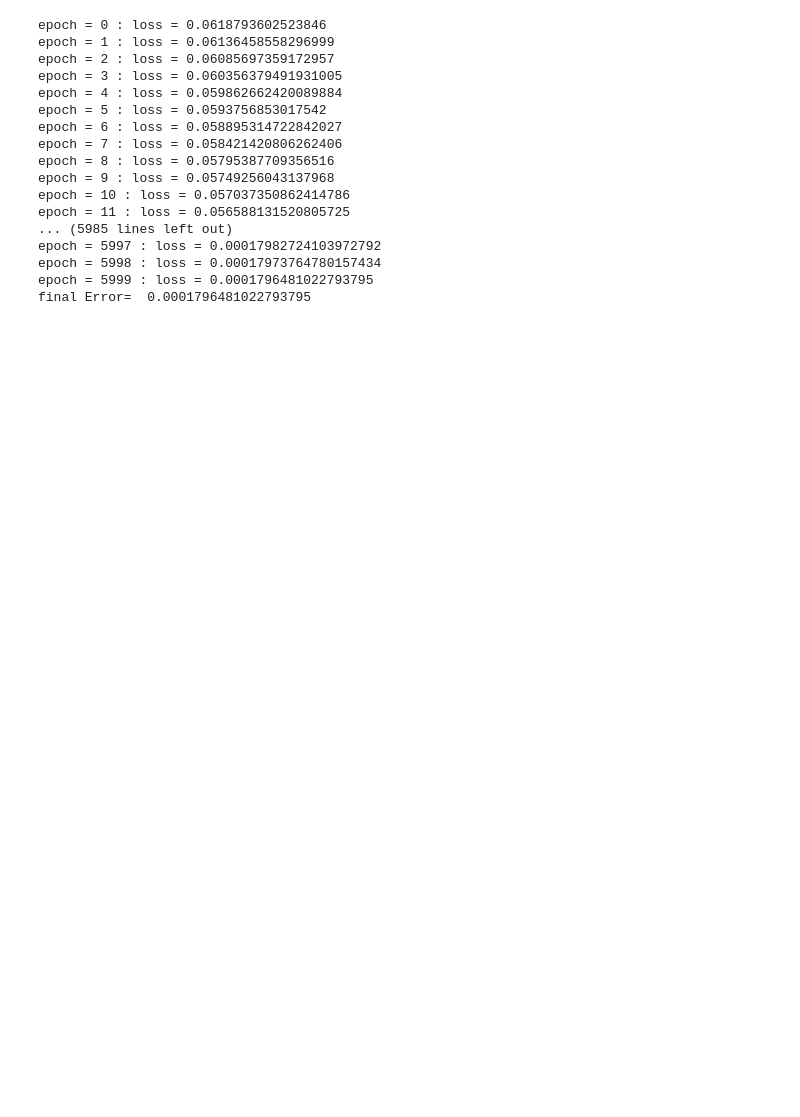
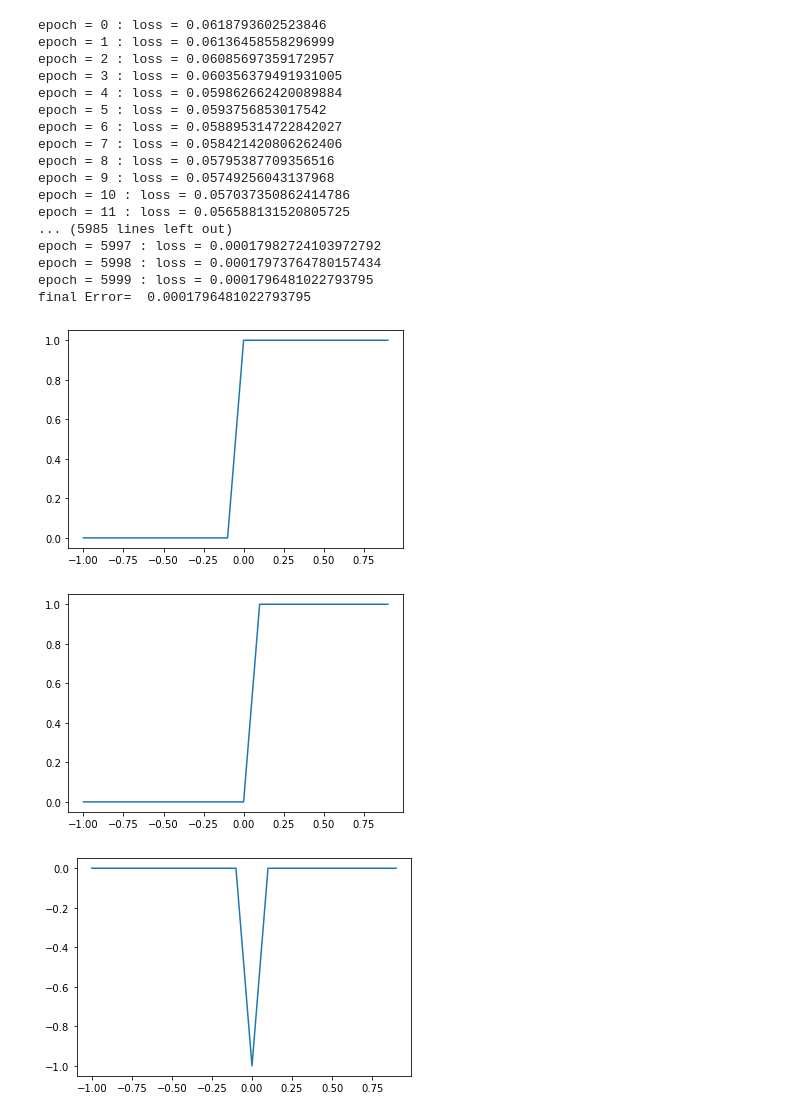
Before and after one commit to yashraj-code/PyTorch, a Jupyter notebook: Algo @python/Data/assignment_1.ipynb, the cells around one changed output. Drawn from its saved outputs; the diff is of its cells as text; code cells hidden in the pictures; blank space fills up the shorter version.

```diff
--- a/Algo @python/Data/assignment_1.ipynb
+++ b/Algo @python/Data/assignment_1.ipynb
@@ -68,3 +68,24 @@ epoch = 5997 : loss = 0.00017982724103972792
 epoch = 5998 : loss = 0.00017973764780157434
 epoch = 5999 : loss = 0.0001796481022793795
 final Error=  0.0001796481022793795
+# %%
+import numpy as np
+import matplotlib.pyplot as plt
+
+x=np.arange(-1,1,0.1)
+
+y1=1/(1+np.exp(-(400*x+24)))
+plt.plot(x,y1)
+plt.show()
+
+y2=1/(1+np.exp(-(400*x-24)))
+plt.plot(x,y2)
+plt.show()
+
+y3= y2-y1
+plt.plot(x,y3)
+plt.show()
+# %% [output]
+[figure, added]
+[figure, added]
+[figure, added]
```
Also changed, not shown: parts of 1 cell of this notebook.
